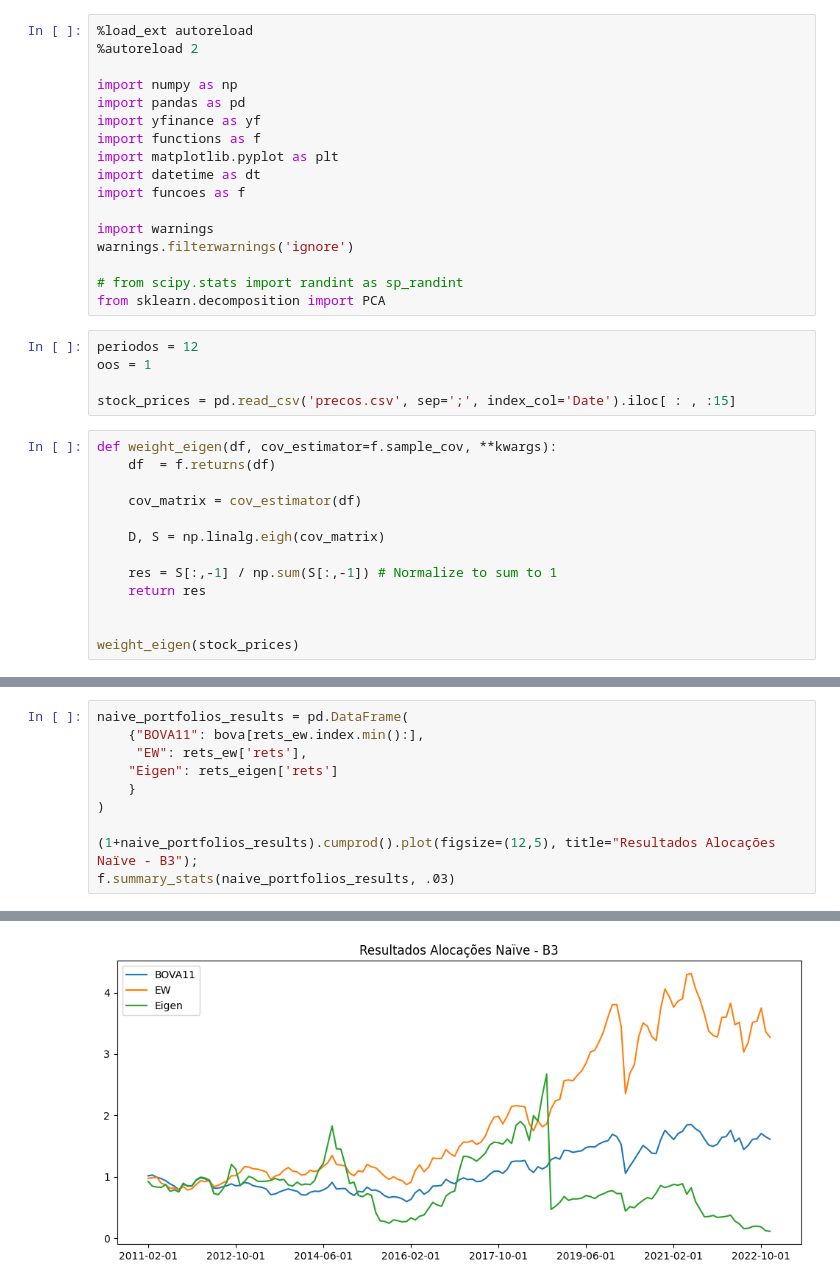
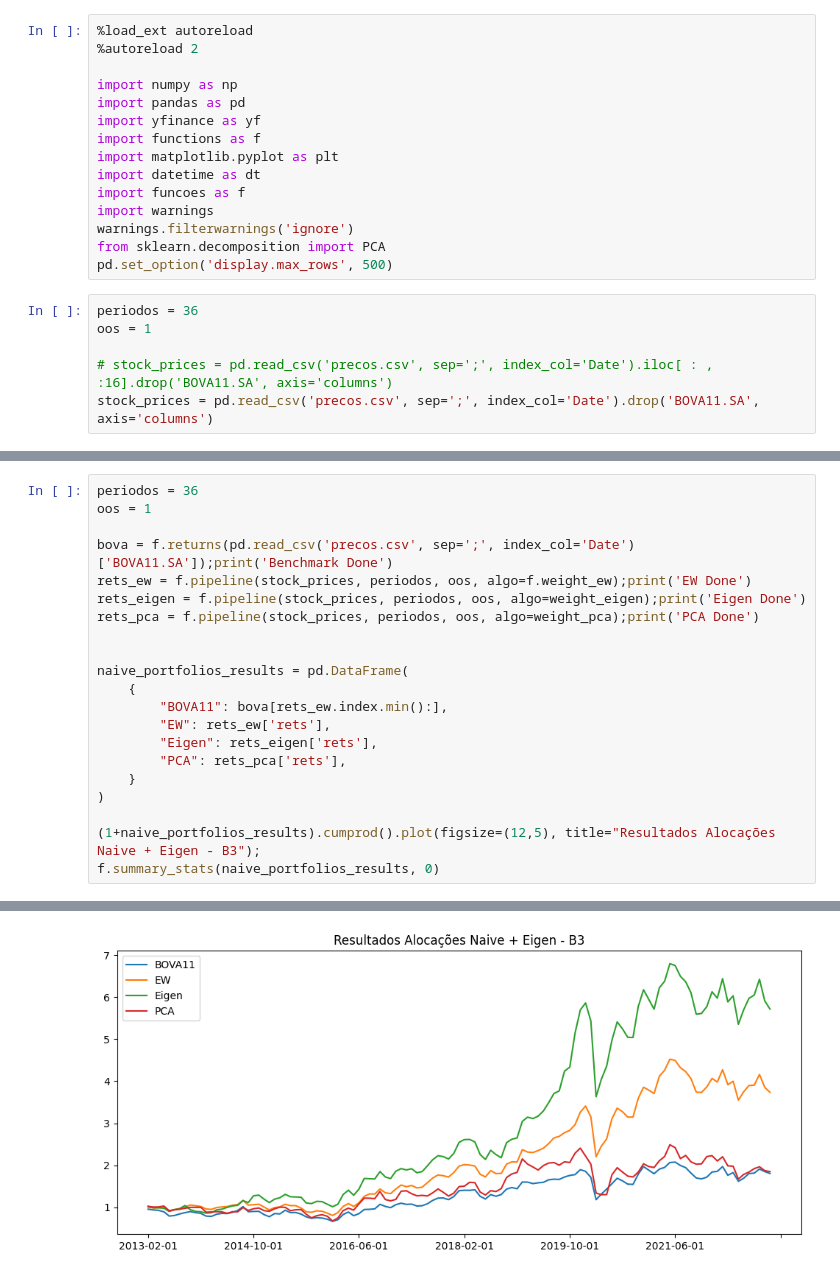
Before and after one commit to colantuono/ml-asset-allocation, a Jupyter notebook: eigen_base_portfolio.ipynb, the cells around one changed output, grey strips where cells are left out. Cells and saved outputs as stored; diff of their text form.

Commit message:
correções nas funções e no notebook eigen

```diff
--- a/eigen_base_portfolio.ipynb
+++ b/eigen_base_portfolio.ipynb
@@ -9,27 +9,13 @@ import functions as f
 import matplotlib.pyplot as plt
 import datetime as dt
 import funcoes as f
-
 import warnings
 warnings.filterwarnings('ignore')
-
-# from scipy.stats import randint as sp_randint
 from sklearn.decomposition import PCA
+pd.set_option('display.max_rows', 500)
 # %%
-periodos = 12
+periodos = 36
 oos = 1
 
-stock_prices = pd.read_csv('precos.csv', sep=';', index_col='Date').iloc[ : , :15]
+# stock_prices = pd.read_csv('precos.csv', sep=';', index_col='Date').iloc[ : , :16].drop('BOVA11.SA', axis='columns')
+stock_prices = pd.read_csv('precos.csv', sep=';', index_col='Date').drop('BOVA11.SA', axis='columns')
-# %%
-def weight_eigen(df, cov_estimator=f.sample_cov, **kwargs):
-    df  = f.returns(df)
-
-    cov_matrix = cov_estimator(df)
-
-    D, S = np.linalg.eigh(cov_matrix)
-
-    res = S[:,-1] / np.sum(S[:,-1]) # Normalize to sum to 1
-    return res
-
-
-weight_eigen(stock_prices)
@@ -44,11 +48,22 @@ rets_eigen = f.pipeline(stock_prices, periodos, oos, algo=weight_eigen)
 # %%
+periodos = 36
+oos = 1
+
+bova = f.returns(pd.read_csv('precos.csv', sep=';', index_col='Date')['BOVA11.SA']);print('Benchmark Done')
+rets_ew = f.pipeline(stock_prices, periodos, oos, algo=f.weight_ew);print('EW Done')
+rets_eigen = f.pipeline(stock_prices, periodos, oos, algo=weight_eigen);print('Eigen Done')
+rets_pca = f.pipeline(stock_prices, periodos, oos, algo=weight_pca);print('PCA Done')
+
+
 naive_portfolios_results = pd.DataFrame(
-    {"BOVA11": bova[rets_ew.index.min():],
-     "EW": rets_ew['rets'],
-    "Eigen": rets_eigen['rets']
+    {
+        "BOVA11": bova[rets_ew.index.min():],
+        "EW": rets_ew['rets'],
+        "Eigen": rets_eigen['rets'],
+        "PCA": rets_pca['rets'],
     }
 )
 
-(1+naive_portfolios_results).cumprod().plot(figsize=(12,5), title="Resultados Alocações Naïve - B3");
-f.summary_stats(naive_portfolios_results, .03)
+(1+naive_portfolios_results).cumprod().plot(figsize=(12,5), title="Resultados Alocações Naive + Eigen - B3");
+f.summary_stats(naive_portfolios_results, 0)
 # %% [output]
@@ -59 +79 @@ f.summary_stats(naive_portfolios_results, .03)
-[figure, old version]
+[figure, new version]
```
Also changed, not shown: parts of 7 cells of this notebook, 1 other file.
